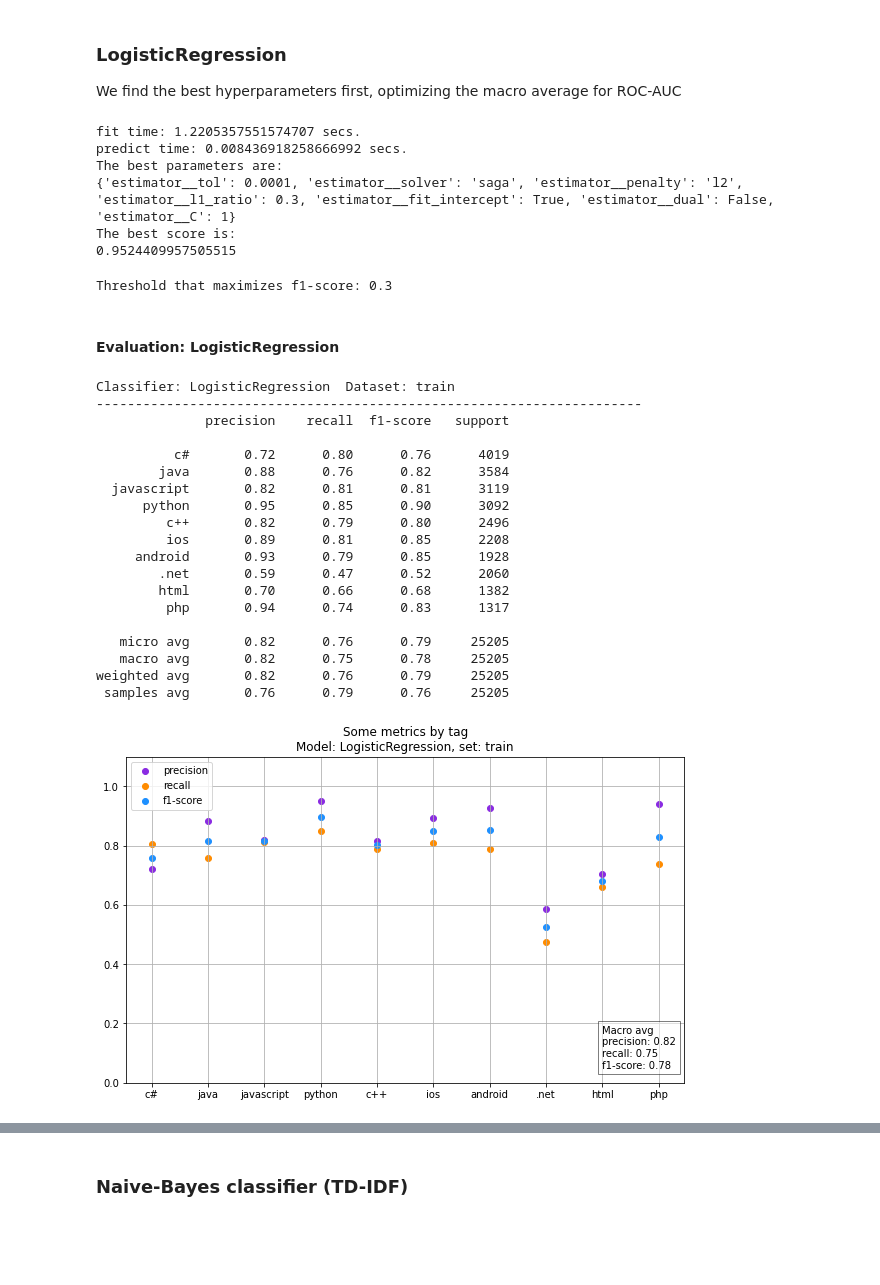
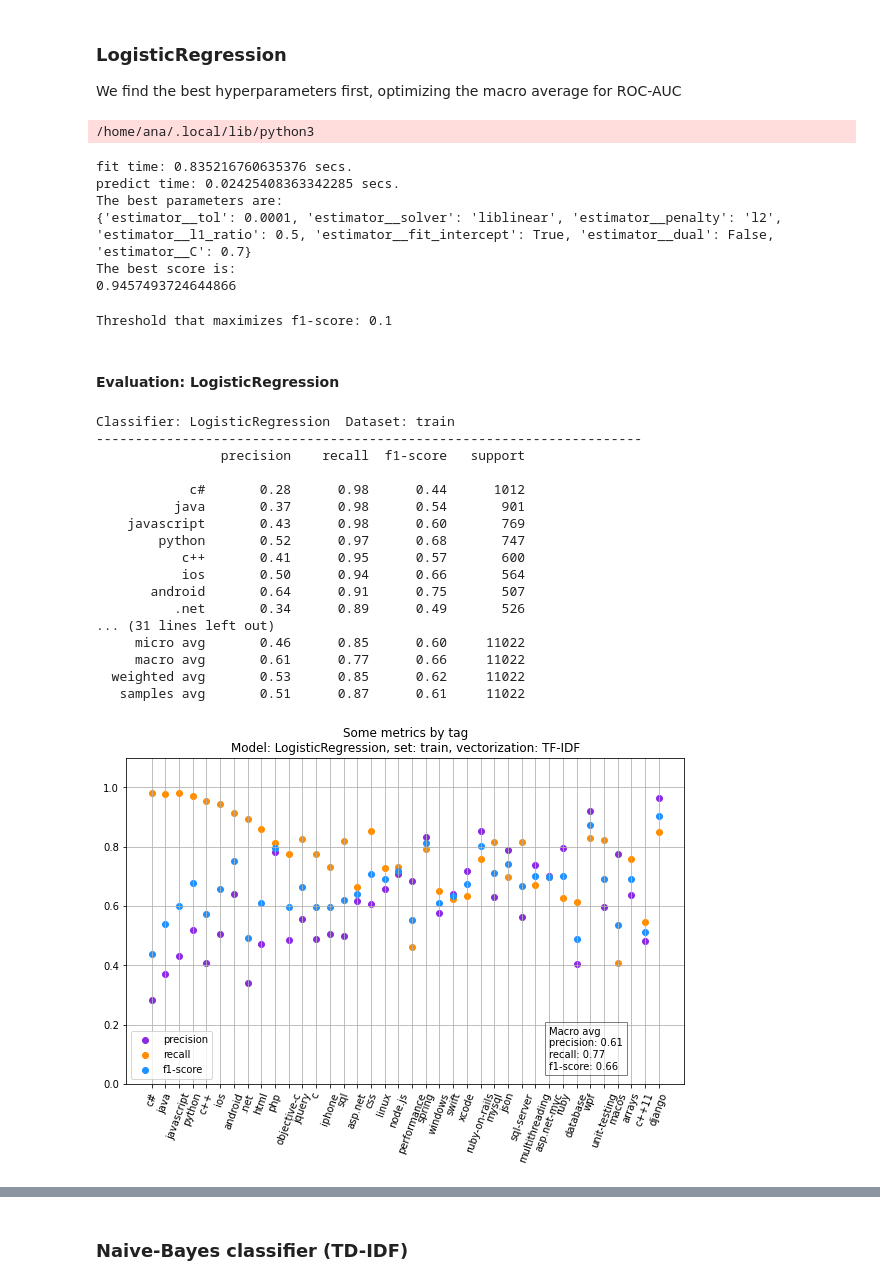
Before and after one commit to ana-bernal/tag-projet_overflow, a Jupyter notebook: tests.ipynb, the cells around one changed output, grey strips where cells are left out. Saved outputs shown, nothing was run; the diff lists cells and outputs as text; code cells hidden in the pictures; blank space fills up the shorter version.

```diff
--- a/tests.ipynb
+++ b/tests.ipynb
@@ -262,9 +319,10 @@ def plot_roc_curves(
 # Data
 # %%
 path = './data/'
-filename = 'processed_data_v01.csv'
+# path = './drive/MyDrive/colab-notebooks/'  # When in colab
+filename = 'processed_data_v011_sample.csv'
 
-df = pd.read_csv(path + filename, converters={'Tags': pd.eval})
+df = pd.read_csv(path + filename)
 df.set_index('Id', inplace=True)
 
 tag_list = [tag[4:] for tag in list(df.columns) if 'tag' in tag]
@@ -287,2 +349,0 @@ df.loc[df.processed_text.isna()]
-# %%
-df.drop(index=14269587, inplace=True)
@@ -291,11 +356,9 @@ df.drop(index=14269587, inplace=True)
 # %% [markdown]
 ## Vectorizing texts
 # %%
-from sklearn.feature_extraction.text import TfidfVectorizer
-
 # Instantiate the vectorizer
-tfidf = TfidfVectorizer(max_df=0.8,
-                     min_df=0.001
+tfidf = TfidfVectorizer(max_df=0.75,
+                     min_df=0.0015
                      )
 
 # Vectorize the processed text
@@ -362,7 +438,9 @@ cl = random_search.best_estimator_
 start = time.time()
 cl.fit(X_train,y_train)
 finish = time.time()
-print(f'fit time: {finish - start} secs.')
+fittime = finish - start
+print(f'fit time: {fittime} secs.')
+
 
 # Predicting (with probabilites)
 start = time.time()
@@ -378,12 +456,13 @@ print(random_search.best_params_)
 print('The best score is:')
 print(random_search.best_score_)
 # %% [output]
-fit time: 1.2205357551574707 secs.
-predict time: 0.008436918258666992 secs.
-The best parameters are:
-{'estimator__tol': 0.0001, 'estimator__solver': 'saga', 'estimator__penalty': 'l2', 'estimator__l1_ratio': 0.3, 'estimator__fit_intercept': True, 'estimator__dual': False, 'estimator__C': 1}
-The best score is:
-0.9524409957505515
+/home/ana/.local/lib/python3
+fit time: 0.835216760635376 secs.
+predict time: 0.02425408363342285 secs.
+The best parameters are:
+{'estimator__tol': 0.0001, 'estimator__solver': 'liblinear', 'estimator__penalty': 'l2', 'estimator__l1_ratio': 0.5, 'estimator__fit_intercept': True, 'estimator__dual': False, 'estimator__C': 0.7}
+The best score is:
+0.9457493724644866
 # %%
 # Choosing best classification threshold
 thresh = choose_best_thres(y_train, y_pred_train_proba)
@@ -392,30 +471,28 @@ thresh = choose_best_thres(y_train, y_pred_train_proba)
 y_pred_train = (y_pred_train_proba > thresh).astype(int)
 y_pred_test = (y_pred_test_proba > thresh).astype(int)
 # %% [output]
-Threshold that maximizes f1-score: 0.3
+Threshold that maximizes f1-score: 0.1
 # %% [markdown]
 #### Evaluation: LogisticRegression
 # %%
-diplay_and_plot_report(y_train, y_pred_train, 'LogisticRegression', 'train')
+diplay_and_plot_report(y_train, y_pred_train, 'LogisticRegression', 'train', 'TF-IDF')
 # %% [output]
 Classifier: LogisticRegression  Dataset: train
 ----------------------------------------------------------------------
-              precision    recall  f1-score   support
+                precision    recall  f1-score   support
 
-          c#       0.72      0.80      0.76      4019
-        java       0.88      0.76      0.82      3584
-  javascript       0.82      0.81      0.81      3119
-      python       0.95      0.85      0.90      3092
-         c++       0.82      0.79      0.80      2496
-         ios       0.89      0.81      0.85      2208
-     android       0.93      0.79      0.85      1928
-        .net       0.59      0.47      0.52      2060
-        html       0.70      0.66      0.68      1382
-         php       0.94      0.74      0.83      1317
-
-   micro avg       0.82      0.76      0.79     25205
-   macro avg       0.82      0.75      0.78     25205
-weighted avg       0.82      0.76      0.79     25205
- samples avg       0.76      0.79      0.76     25205
+            c#       0.28      0.98      0.44      1012
+          java       0.37      0.98      0.54       901
+    javascript       0.43      0.98      0.60       769
+        python       0.52      0.97      0.68       747
+           c++       0.41      0.95      0.57       600
+           ios       0.50      0.94      0.66       564
+       android       0.64      0.91      0.75       507
+          .net       0.34      0.89      0.49       526
+... (31 lines left out)
+     micro avg       0.46      0.85      0.60     11022
+     macro avg       0.61      0.77      0.66     11022
+  weighted avg       0.53      0.85      0.62     11022
+   samples avg       0.51      0.87      0.61     11022
-[figure, old version]
+[figure, new version]
 # %%
```
Also changed, not shown: parts of 95 cells of this notebook.
